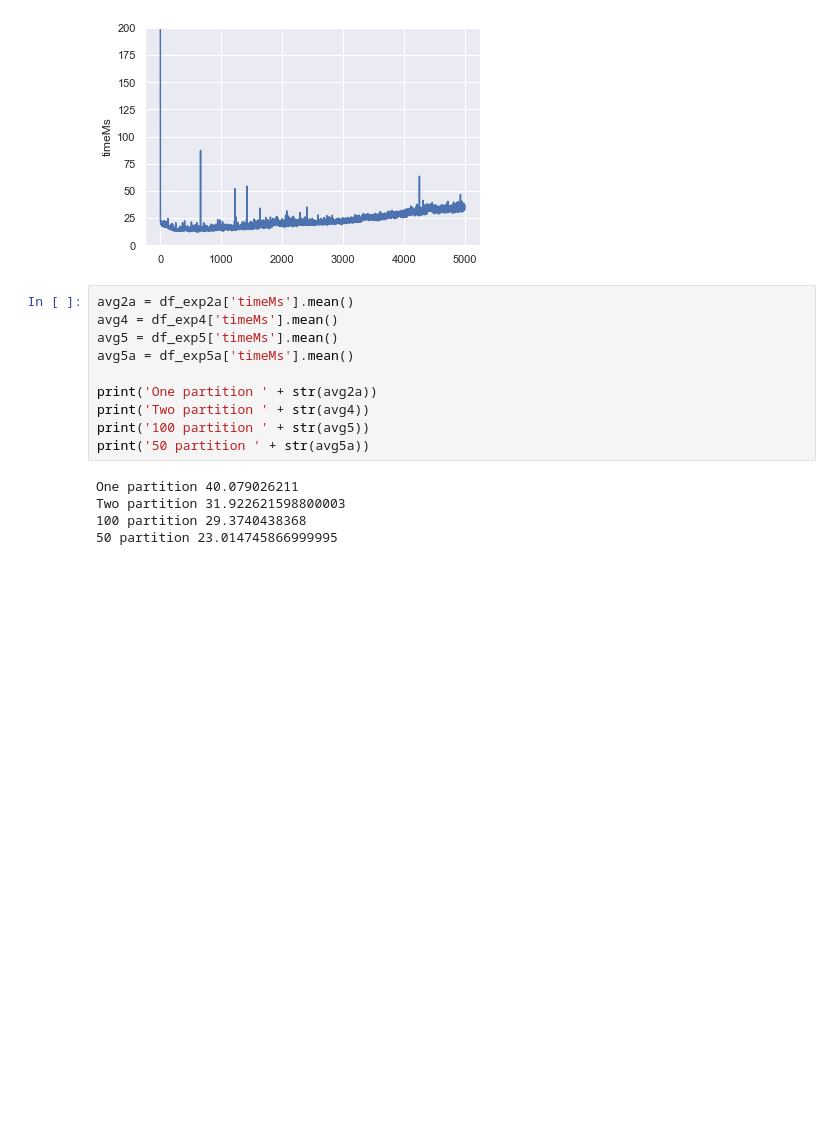
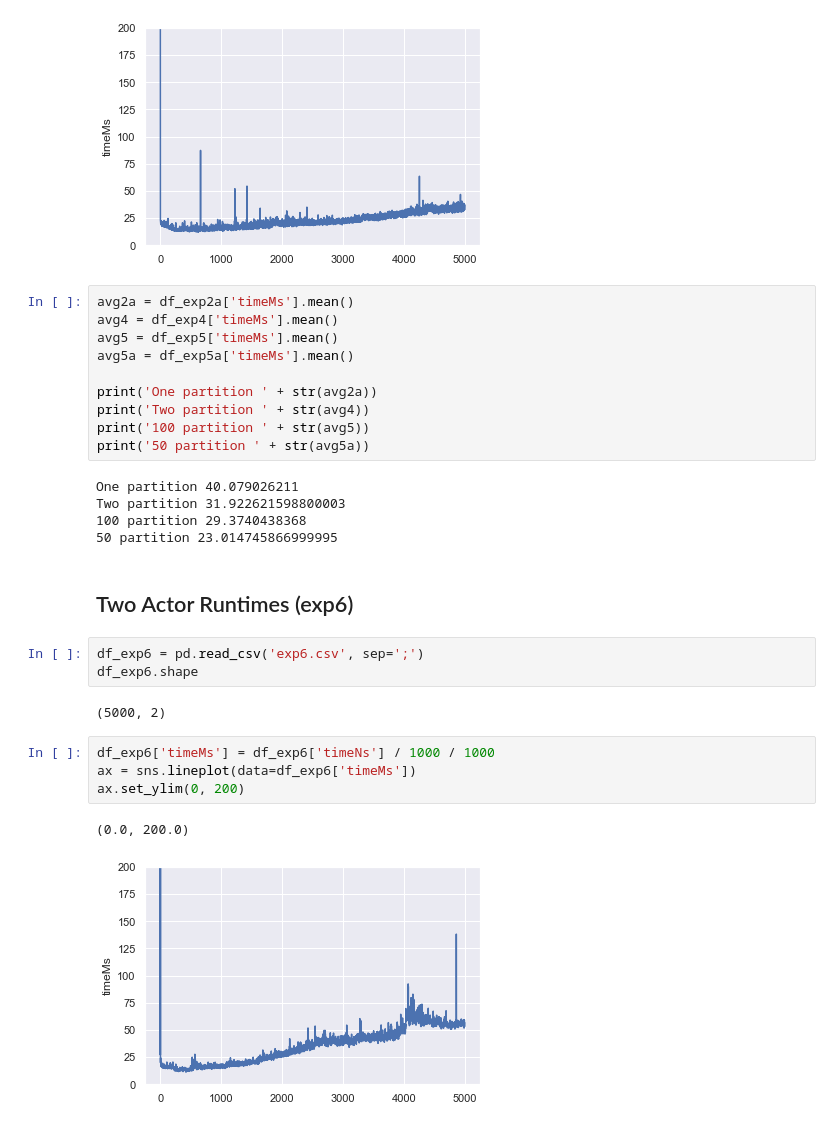
Before and after one commit to MoeweX/java-sdk, a Jupyter notebook: examples/experiments/plot.ipynb, the cells around one changed output. Drawn from its saved outputs; the diff is of its cells as text; blank space fills up the shorter version.

```diff
--- a/examples/experiments/plot.ipynb
+++ b/examples/experiments/plot.ipynb
@@ -131,3 +131,17 @@ One partition 40.079026211
 Two partition 31.922621598800003
 100 partition 29.3740438368
 50 partition 23.014745866999995
+# %% [markdown]
+## Two Actor Runtimes (exp6)
+# %%
+df_exp6 = pd.read_csv('exp6.csv', sep=';')
+df_exp6.shape
+# %% [output]
+(5000, 2)
+# %%
+df_exp6['timeMs'] = df_exp6['timeNs'] / 1000 / 1000
+ax = sns.lineplot(data=df_exp6['timeMs'])
+ax.set_ylim(0, 200)
+# %% [output]
+(0.0, 200.0)
+[figure, added]
```
Also changed, not shown: parts of 8 cells of this notebook, 6 other files.
